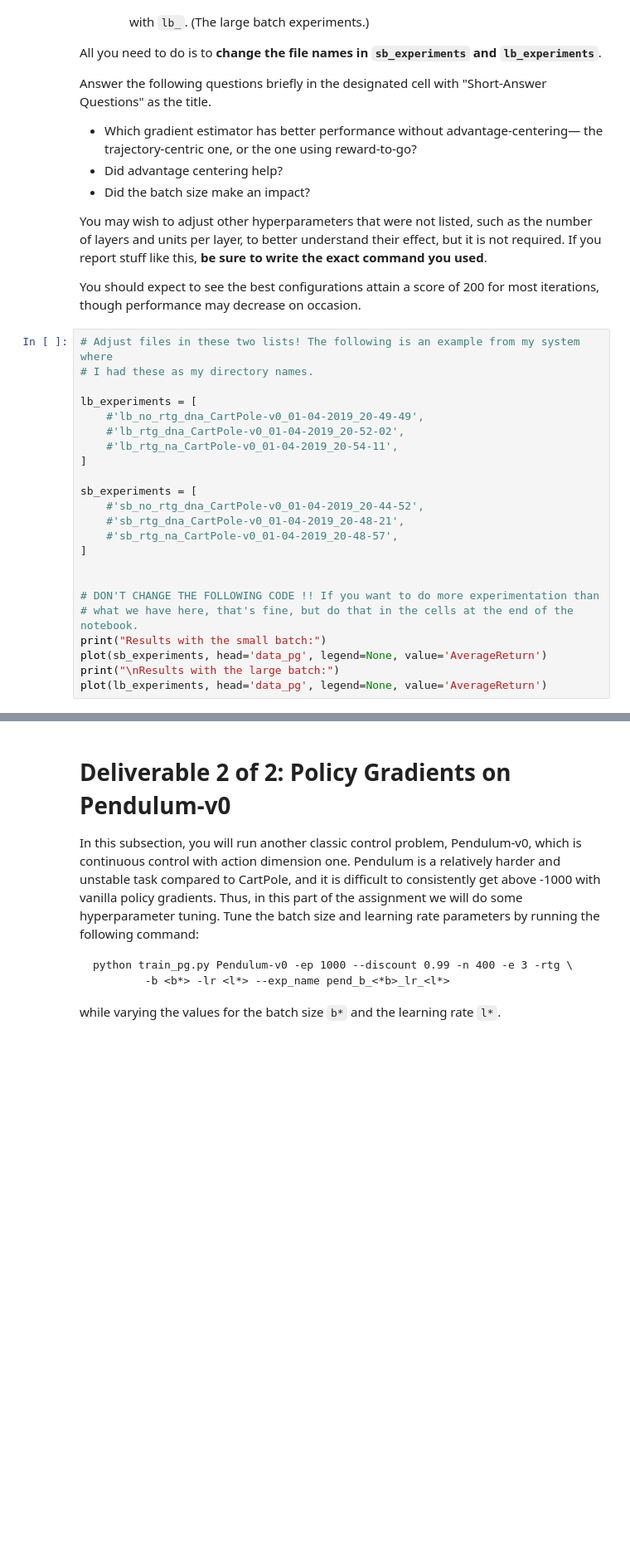
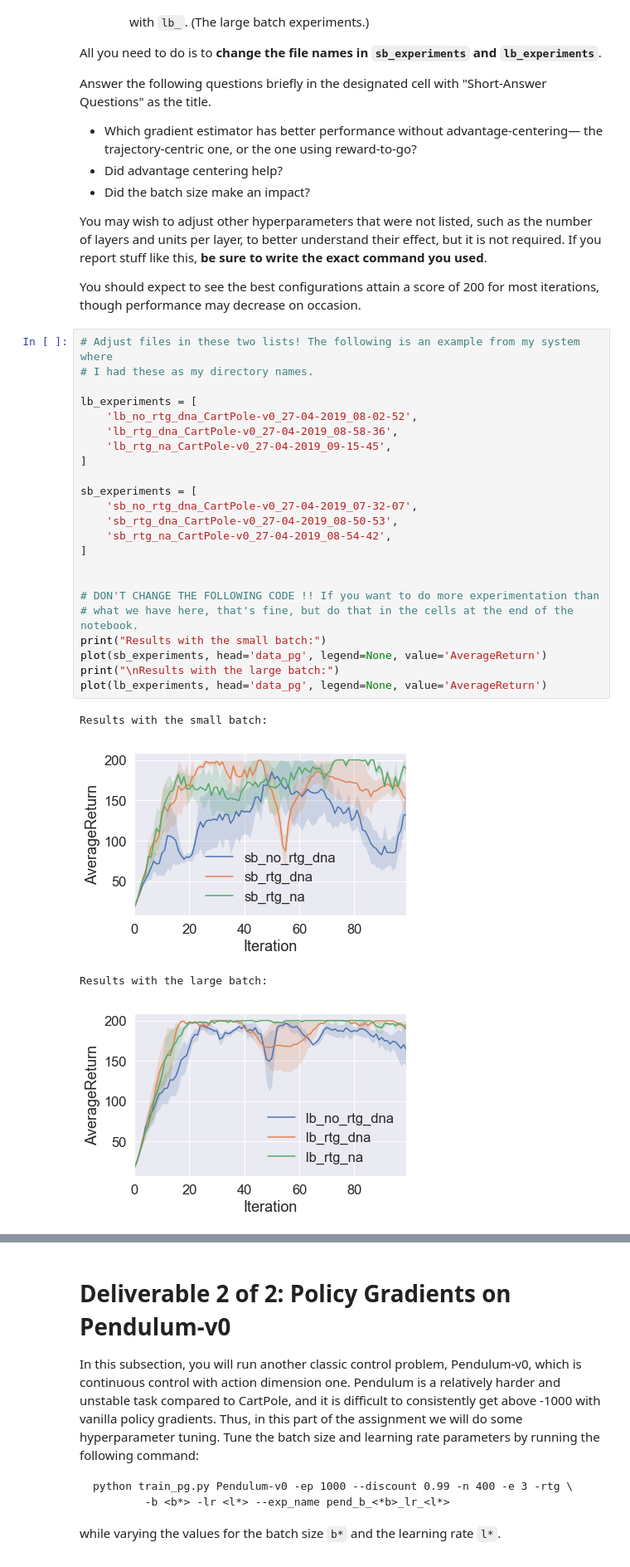
Before and after one commit to dongsubkim/CS182_HW4, a Jupyter notebook: Part01_Policy-Gradients.ipynb, the cells around one changed output, grey strips where cells are left out. Shown: that part at 83% size. Drawn from its saved outputs; the diff is of its cells as text; blank space fills up the shorter version.

```diff
--- a/Part01_Policy-Gradients.ipynb
+++ b/Part01_Policy-Gradients.ipynb
@@ -305,23 +305,28 @@ iterations, though performance may decrease on occasion.
 # %%
 # Adjust files in these two lists! The following is an example from my system where
 # I had these as my directory names.
 
 lb_experiments = [
-    #'lb_no_rtg_dna_CartPole-v0_01-04-2019_20-49-49',
-    #'lb_rtg_dna_CartPole-v0_01-04-2019_20-52-02',
-    #'lb_rtg_na_CartPole-v0_01-04-2019_20-54-11',
+    'lb_no_rtg_dna_CartPole-v0_27-04-2019_08-02-52',
+    'lb_rtg_dna_CartPole-v0_27-04-2019_08-58-36',
+    'lb_rtg_na_CartPole-v0_27-04-2019_09-15-45',
 ]
 
 sb_experiments = [
-    #'sb_no_rtg_dna_CartPole-v0_01-04-2019_20-44-52',
-    #'sb_rtg_dna_CartPole-v0_01-04-2019_20-48-21',
-    #'sb_rtg_na_CartPole-v0_01-04-2019_20-48-57',
+    'sb_no_rtg_dna_CartPole-v0_27-04-2019_07-32-07',
+    'sb_rtg_dna_CartPole-v0_27-04-2019_08-50-53',
+    'sb_rtg_na_CartPole-v0_27-04-2019_08-54-42',
 ]
 
 
 # DON'T CHANGE THE FOLLOWING CODE !! If you want to do more experimentation than
 # what we have here, that's fine, but do that in the cells at the end of the notebook.
 print("Results with the small batch:")
 plot(sb_experiments, head='data_pg', legend=None, value='AverageReturn')
 print("\nResults with the large batch:")
 plot(lb_experiments, head='data_pg', legend=None, value='AverageReturn')
+# %% [output]
+Results with the small batch:
+[figure, added]
+Results with the large batch:
+[figure, added]
```
Also changed, not shown: parts of 4 cells of this notebook, 1 other file.
